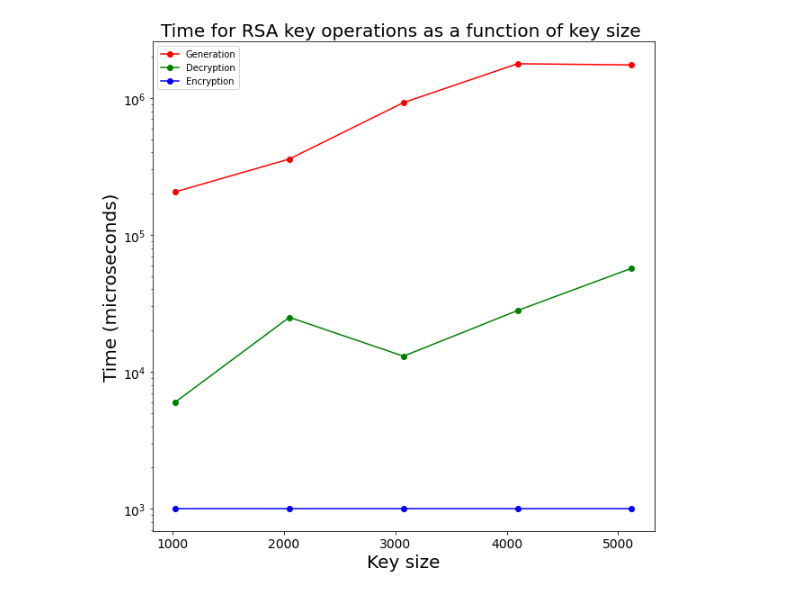
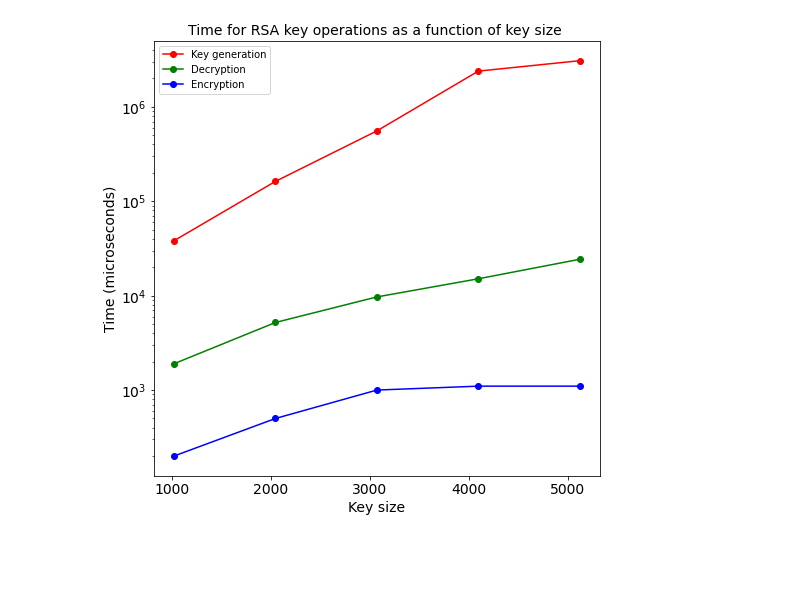
Before and after one commit to vinu7/RSA-Time-Analysis, a Jupyter notebook: TimeAnalysis.ipynb, the cells around one changed output. Saved outputs shown, nothing was run; the diff lists cells and outputs as text; code cells hidden in the pictures; blank space fills up the shorter version.

```diff
--- a/TimeAnalysis.ipynb
+++ b/TimeAnalysis.ipynb
@@ -6,9 +11,9 @@ from matplotlib import pyplot as plt
 import pandas as pd
 import numpy as np
 # %%
-#time(key generation, decryption, encryption) taken for five differnt key values
-key = np.array([1024, 2*1024, 3*1024, 4*1024, 5*1024])
-gen_time = np.array([206000, 358000, 924000, 1777000, 1744000])
-dec_time = np.array([6000, 25000, 13000, 28000, 57000])
-enc_time = np.array([1000, 1000, 1000, 1000, 1000])
+#time(key generation, decryption, encryption) taken for five differnt key sizes, obtained from timeAnalysisRSA.java
+key_size = np.array([1024, 2*1024, 3*1024, 4*1024, 5*1024]) #in bits
+gen_time = np.array([38200, 162500, 557000, 2393300, 3086500]) #times are taken avg. over 10 runs
+dec_time = np.array([1900, 5200, 9700, 15100, 24300])
+enc_time = np.array([200, 500, 1000, 1100, 1100])
 # %%
@@ -49,22 +56,21 @@ plt.title("Time for RSA key operations as a function of key size ");
 # %%
 #overall using logarithm scale
 plt.yscale("log")
 plt.tick_params(axis='both', which='major', labelsize=14)
-#plt.yticks(fontsize=14)# rotation=90)
-plt.rcParams["figure.figsize"] = (10,10)
+plt.rcParams["figure.figsize"] = (8,8)
 
-plt.plot(key, gen_time, 'r-', label="Generation", marker='o')# linewidth=3, markersize=12
-plt.plot(key, dec_time,'g-', label="Decryption", marker='o')
-plt.plot(key, enc_time, 'b-', label="Encryption", marker='o')
+plt.plot(key_size, gen_time, 'r-', label="Key generation", marker='o')
+plt.plot(key_size, dec_time,'g-', label="Decryption", marker='o')
+plt.plot(key_size, enc_time, 'b-', label="Encryption", marker='o')
 
 #create legend
 plt.legend(loc="upper left")
 
 #labeling
-plt.xlabel('Key size', fontsize=20)
-plt.ylabel('Time (microseconds)', fontsize=20)
-plt.title("Time for RSA key operations as a function of key size ", fontsize=20);
+plt.xlabel('Key size', fontsize=14)
+plt.ylabel('Time (microseconds)', fontsize=14)
+plt.title("Time for RSA key operations as a function of key size ", fontsize=14);
 
 plt.savefig('my_figure.png')
 # %% [output]
-[figure, old version]
+[figure, new version]
```
Also changed, not shown: parts of 7 cells of this notebook, 2 other files.
